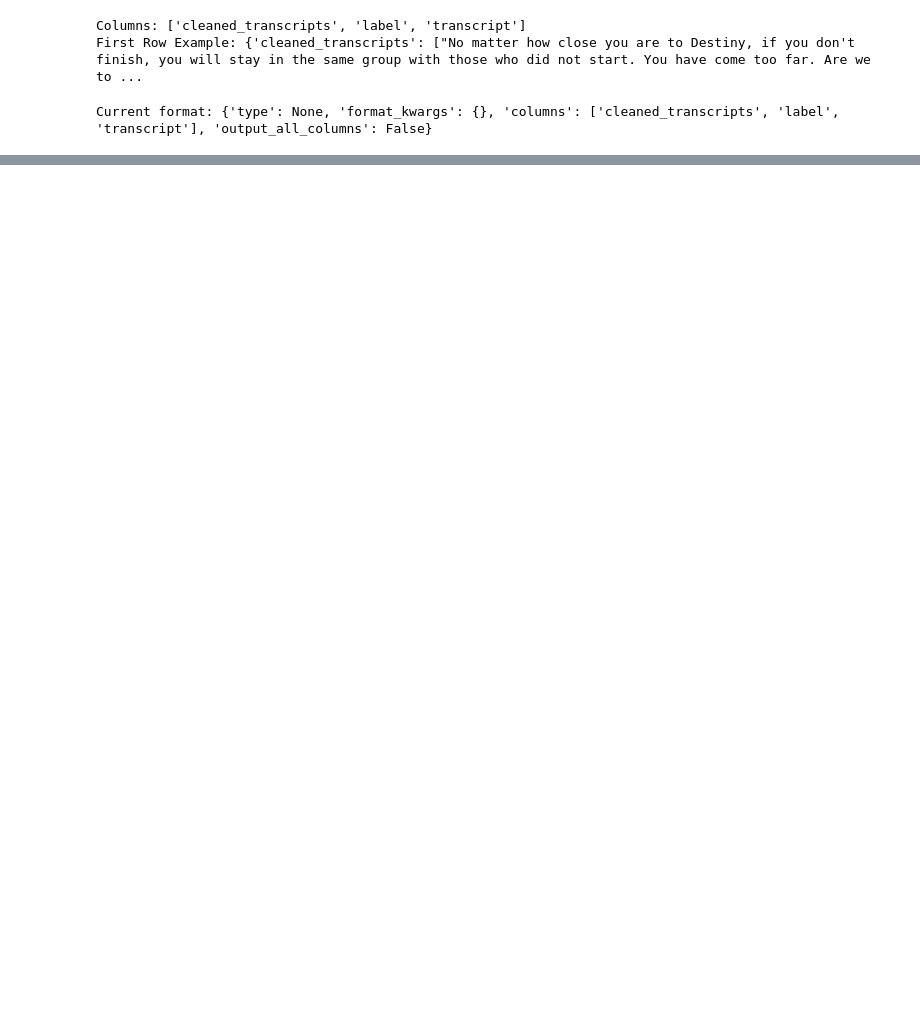
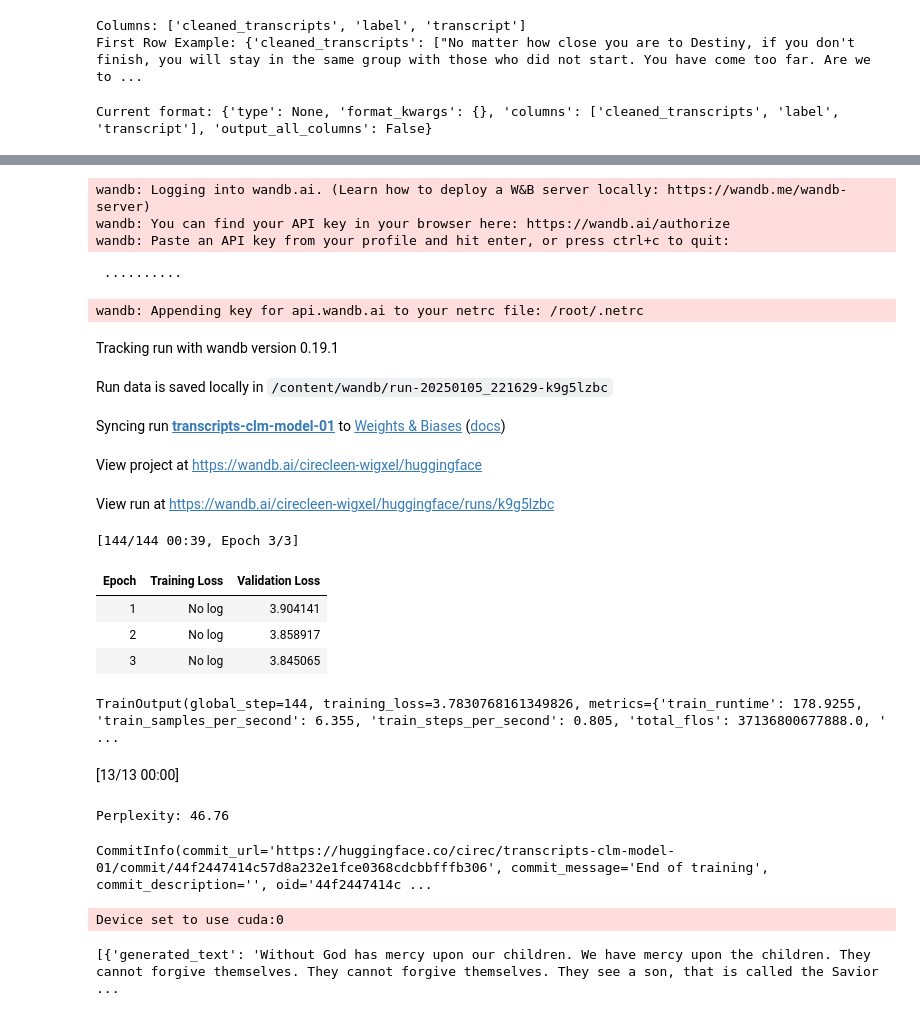
Before and after one commit to Ci-re/youtube_shorts_scraper, a Jupyter notebook: search.ipynb, the cells around one changed output, grey strips where cells are left out. Cells and saved outputs as stored; diff of their text form; code cells hidden in the pictures; blank space fills up the shorter version.

```diff
--- a/search.ipynb
+++ b/search.ipynb
@@ -25,0 +96,7 @@ Current format: {'type': None, 'format_kwargs': {}, 'columns': ['cleaned_transcr
+# %%
+trans_tokens = trans_df.map(
+    preprocess_function,
+    batched = True,
+    num_proc = 2,
+    remove_columns=trans_df["train"].column_names
+)
@@ -25,0 +119,2 @@ Current format: {'type': None, 'format_kwargs': {}, 'columns': ['cleaned_transcr
+# %%
+lm_dataset = trans_tokens.map(group_texts, batched=True, num_proc=4)
@@ -25,0 +128,30 @@ Current format: {'type': None, 'format_kwargs': {}, 'columns': ['cleaned_transcr
+# %%
+from transformers import DataCollatorForLanguageModeling
+
+tokenizer.pad_token = tokenizer.eos_token
+
+data_collator = DataCollatorForLanguageModeling(tokenizer=tokenizer, mlm=False)
+# %%
+from transformers import AutoModelForCausalLM, TrainingArguments, Trainer
+
+model = AutoModelForCausalLM.from_pretrained("distilbert/distilgpt2")
+# %%
+training_args = TrainingArguments(
+    output_dir = "transcripts-clm-model-01",
+    eval_strategy = "epoch",
+    learning_rate = 2e-5,
+    weight_decay = 0.01,
+    push_to_hub = True
+)
+
+trainer = Trainer(
+    model = model,
+    args = training_args,
+    train_dataset = lm_dataset["train"],
+    eval_dataset = lm_dataset["test"],
+    data_collator = data_collator,
+    tokenizer = tokenizer
+)
+
+trainer.train()
+# %% [output]
@@ -25,0 +161,38 @@ Current format: {'type': None, 'format_kwargs': {}, 'columns': ['cleaned_transcr
+wandb: Logging into wandb.ai. (Learn how to deploy a W&B server locally: https://wandb.me/wandb-server)
+wandb: You can find your API key in your browser here: https://wandb.ai/authorize
+wandb: Paste an API key from your profile and hit enter, or press ctrl+c to quit:
+ ··········
+wandb: Appending key for api.wandb.ai to your netrc file: /root/.netrc
+Tracking run with wandb version 0.19.1
+Run data is saved locally in /content/wandb/run-20250105_221629-k9g5lzbc
+Syncing run transcripts-clm-model-01 to Weights & Biases (docs)
+View project at https://wandb.ai/cirecleen-wigxel/huggingface
+View run at https://wandb.ai/cirecleen-wigxel/huggingface/runs/k9g5lzbc
+[144/144 00:39, Epoch 3/3]
+| Epoch | Training Loss | Validation Loss |
+| 1 | No log | 3.904141 |
+| 2 | No log | 3.858917 |
+| 3 | No log | 3.845065 |
+TrainOutput(global_step=144, training_loss=3.7830768161349826, metrics={'train_runtime': 178.9255, 'train_samples_per_second': 6.355, 'train_steps_per_second': 0.805, 'total_flos': 37136800677888.0, ' ...
+# %%
+import math
+
+eval_results = trainer.evaluate()
+print(f"Perplexity: {math.exp(eval_results['eval_loss']):.2f}")
+# %% [output]
+[13/13 00:00]
+Perplexity: 46.76
+# %%
+trainer.push_to_hub()
+# %% [output]
+CommitInfo(commit_url='https://huggingface.co/cirec/transcripts-clm-model-01/commit/44f2447414c57d8a232e1fce0368cdcbbfffb306', commit_message='End of training', commit_description='', oid='44f2447414c ...
+# %%
+prompt = "Without God"
+
+from transformers import pipeline
+
+generator = pipeline("text-generation", model="cirec/transcripts-clm-model-01")
+generator(prompt)
+# %% [output]
+Device set to use cuda:0
+[{'generated_text': 'Without God has mercy upon our children. We have mercy upon the children. They cannot forgive themselves. They cannot forgive themselves. They see a son, that is called the Savior ...
```
Also changed, not shown: parts of 14 cells of this notebook.
